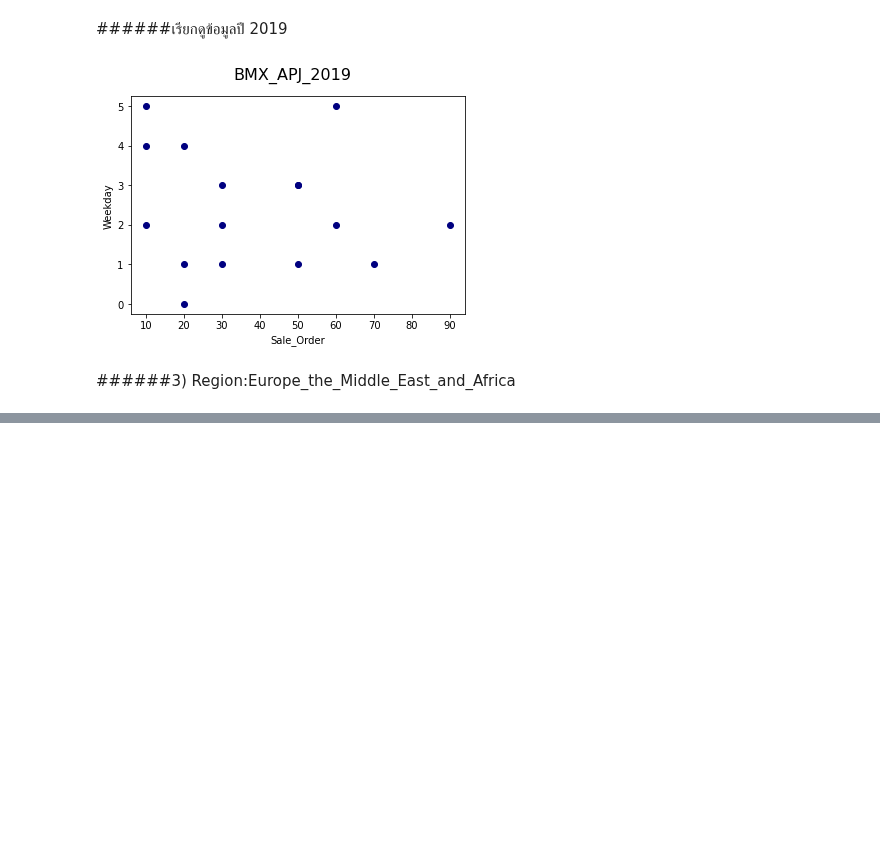
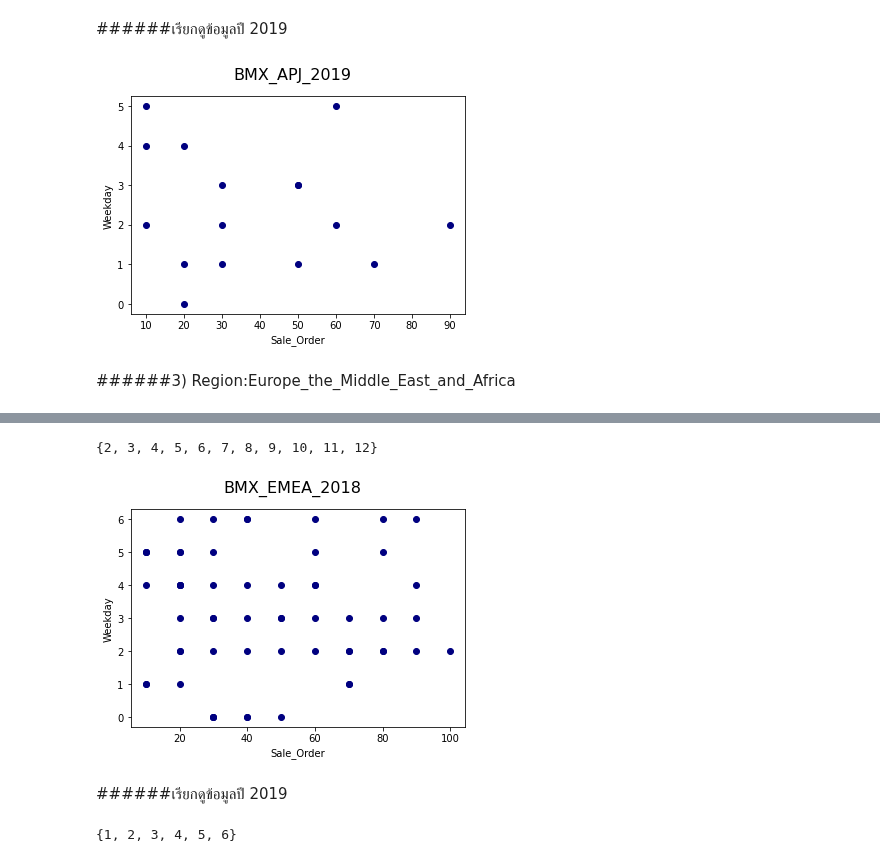
Before and after one commit to nicha0524/DPDM2021, a Jupyter notebook: Untitled11.ipynb, the cells around one changed output, grey strips where cells are left out. Saved outputs shown, nothing was run; the diff lists cells and outputs as text; code cells hidden in the pictures; blank space fills up the shorter version.

```diff
--- a/Untitled11.ipynb
+++ b/Untitled11.ipynb
@@ -531,0 +538,24 @@ plt.show()
+# %%
+BX_EMEA_2018=BX_EMEA[BX_EMEA['year']==2018]
+# %%
+set(BX_EMEA_2018['mount'])
+# %% [output]
+{2, 3, 4, 5, 6, 7, 8, 9, 10, 11, 12}
+# %%
+BX_EMEA_2018_6=BX_EMEA_2018[(BX_EMEA_2018['mount']>=2)&(BX_EMEA_2018['mount']<=6)].sort_values(by='mount').drop([165,20,132,261,287,267,263,375,206,219,222,218,376])
+# %%
+BX_EMEA_2018_12=BX_EMEA_2018[(BX_EMEA_2018['mount']>=7)&(BX_EMEA_2018['mount']<=12)].sort_values(by='mount').drop([881,879,755,705,700,759,889,1081,1086,1038,1040,958])
+# %%
+BX_EMEA_18= pd.concat([BX_EMEA_2018_6,BX_EMEA_2018_12])
+# %%
+ORDER_RO_A=BX_EMEA_18['SALESORDERITEM']
+WEEKDAY_RO_A=BX_EMEA_18['weekday']
+plt.scatter(ORDER_RO_A,WEEKDAY_RO_A,color='navy') #พบว่าวันที่มีคำสังซื้อเยอะที่สุดคือวันอังคาร
+plt.ylabel('Weekday')
+plt.xlabel('Sale_Order')
+plt.suptitle('BMX_EMEA_2018',fontsize=16)
+plt.show()
+# %% [output]
+[figure, added]
+# %% [markdown]
+######เรียกดูข้อมูลปี 2019
@@ -531,0 +564,4 @@ plt.show()
+# %%
+set(BX_EMEA_2019['mount'])
+# %% [output]
+{1, 2, 3, 4, 5, 6}
```
Also changed, not shown: parts of 56 cells of this notebook.
